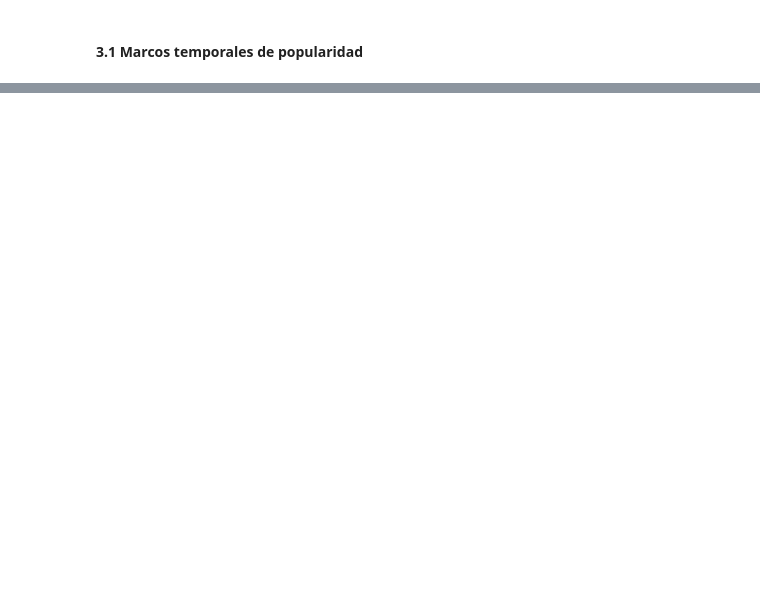
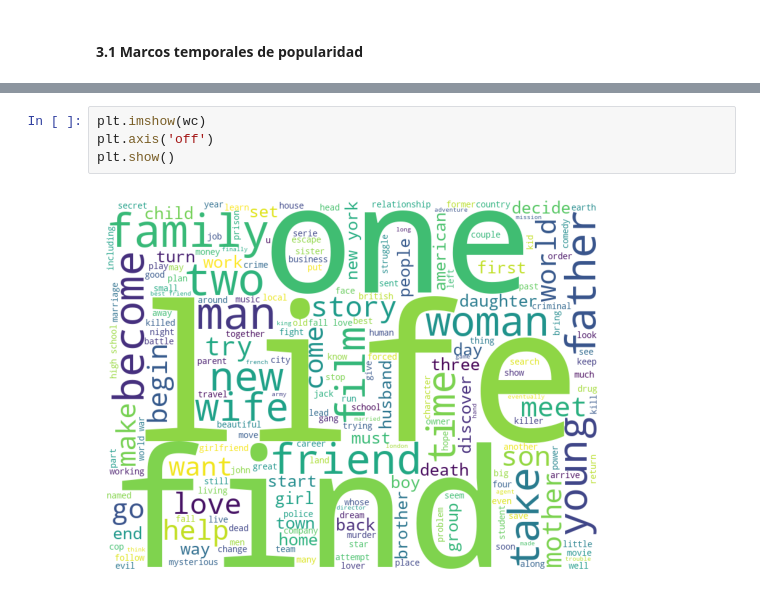
Before and after one commit to Pableren/Henry_proyectos, a Jupyter notebook: Eda.ipynb, the cells around one changed output, grey strips where cells are left out. Drawn from its saved outputs; the diff is of its cells as text; blank space fills up the shorter version.

```diff
--- a/Eda.ipynb
+++ b/Eda.ipynb
@@ -255,0 +248,6 @@ plt.show()
+# %%
+plt.imshow(wc)
+plt.axis('off')
+plt.show()
+# %% [output]
+[figure, added]
```
Also changed, not shown: parts of 21 cells of this notebook, 2 other files.
